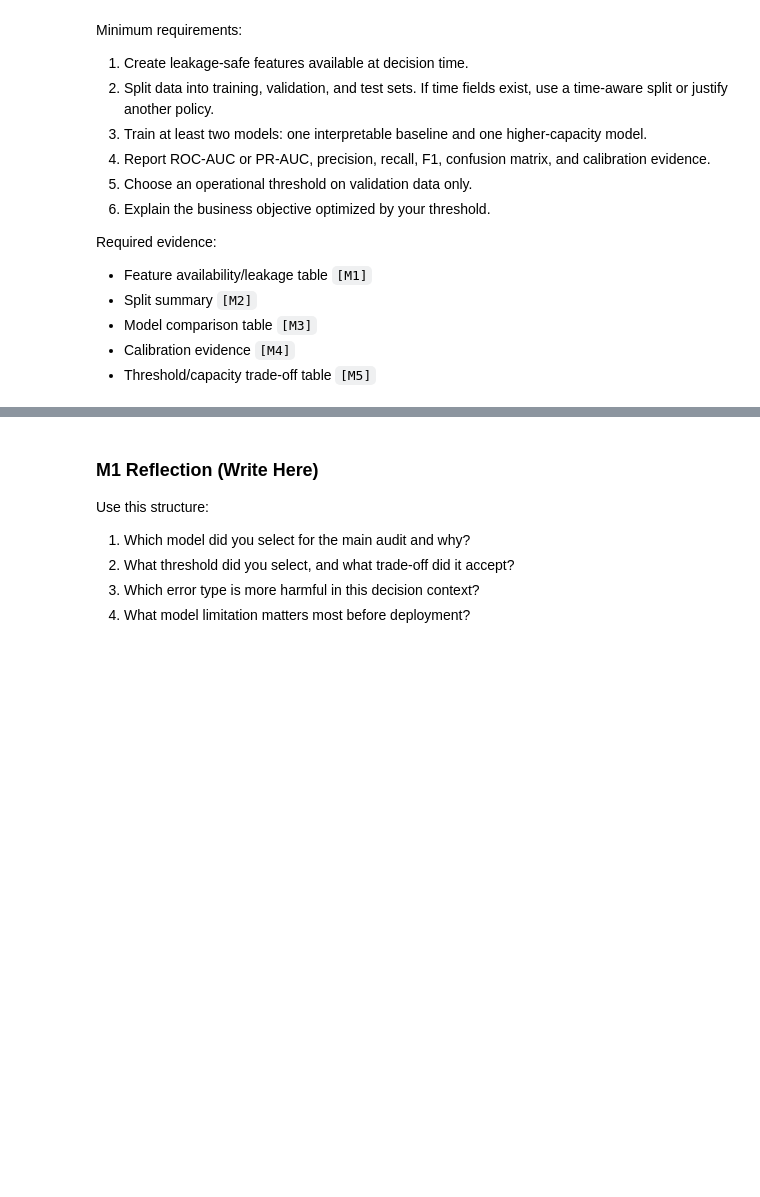
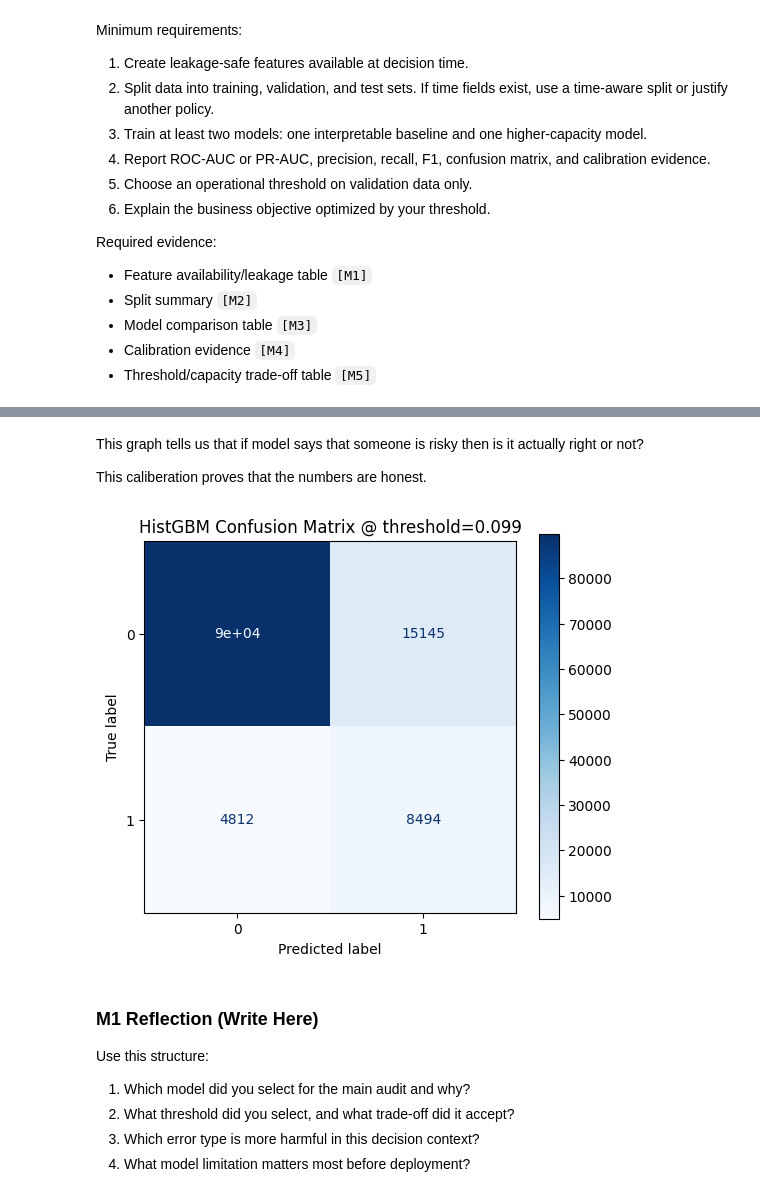
Before and after one commit to Akash324-dotcom/Responsible-AI-for-Fairness-Monitoring, a Jupyter notebook: project 4/project_workbook.ipynb, the cells around one changed output, grey strips where cells are left out. Saved outputs shown, nothing was run; the diff lists cells and outputs as text; code cells hidden in the pictures; blank space fills up the shorter version.

```diff
--- a/project 4/project_workbook.ipynb
+++ b/project 4/project_workbook.ipynb
@@ -425,3 +761,16 @@ Required evidence:
+# %% [markdown]
+This graph tells us that if model says that someone is risky then is it actually right or not?
+
+This caliberation proves that the numbers are honest.
+# %%
+preds_chosen = (p_val_gbm >= chosen_threshold).astype(int)
+fig, ax = plt.subplots(figsize=(6,5))
+ConfusionMatrixDisplay.from_predictions(y_val, preds_chosen, cmap='Blues', ax=ax)
+ax.set_title(f'HistGBM Confusion Matrix @ threshold={chosen_threshold:.3f}')
+plt.savefig('artifacts/m1_model_cm.png', dpi=150)
+plt.show()
+# %% [output]
+[figure, added]
 # %% [markdown]
 ### M1 Reflection (Write Here)
 
```
Also changed, not shown: parts of 48 cells of this notebook, 12 other files.
